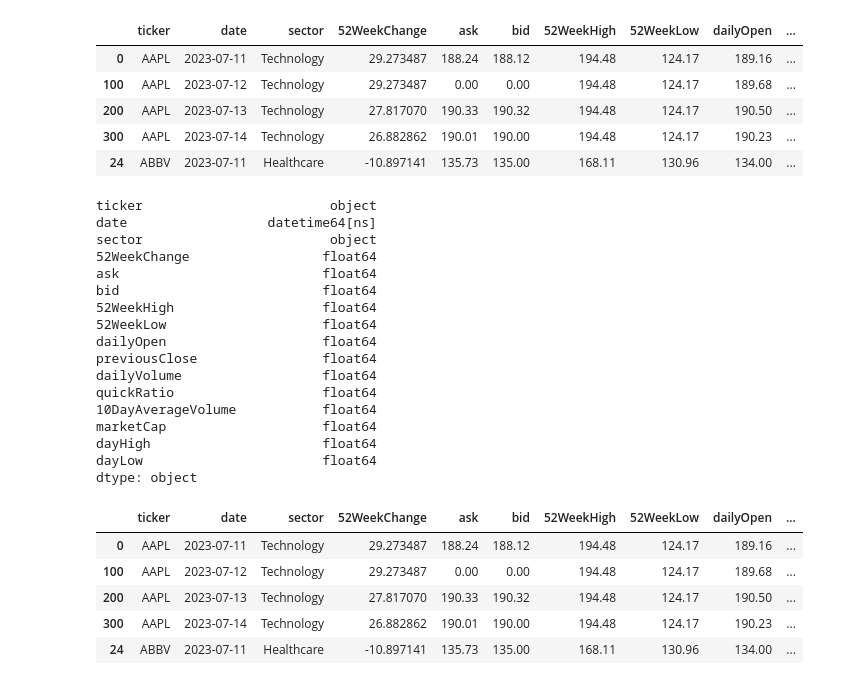
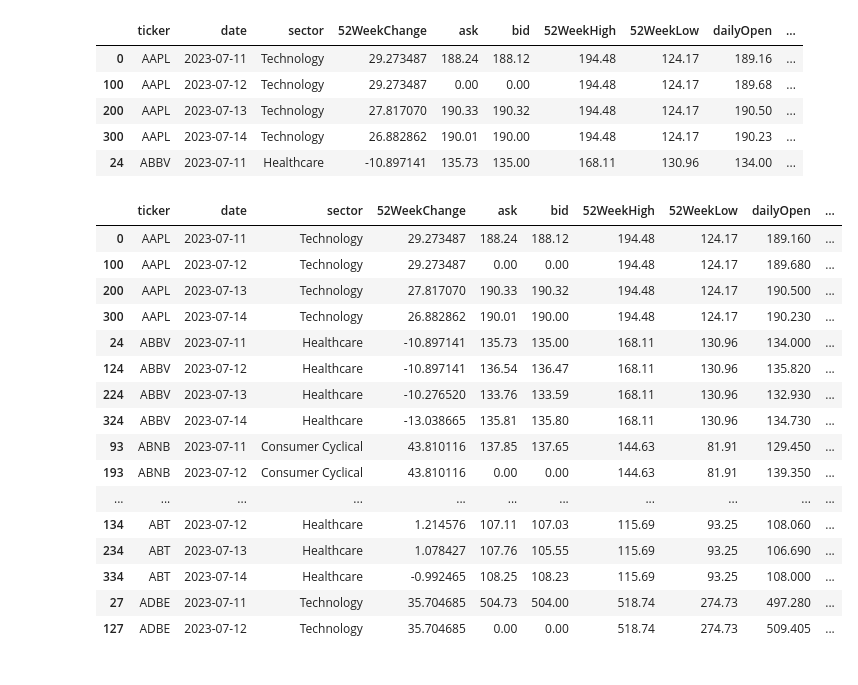
Before and after one commit to mnaffziger/project-3-mike, a Jupyter notebook: 05_michael_test/concat_jsons.ipynb, the cells around one changed output. Saved outputs shown, nothing was run; the diff lists cells and outputs as text; code cells hidden in the pictures.

```diff
--- a/05_michael_test/concat_jsons.ipynb
+++ b/05_michael_test/concat_jsons.ipynb
@@ -35,48 +35,40 @@ prices_df.head()
 | 200 | AAPL | 2023-07-13 | Technology | 27.817070 | 190.33 | 190.32 | 194.48 | 124.17 | 190.50 | ... |
 | 300 | AAPL | 2023-07-14 | Technology | 26.882862 | 190.01 | 190.00 | 194.48 | 124.17 | 190.23 | ... |
 | 24 | ABBV | 2023-07-11 | Healthcare | -10.897141 | 135.73 | 135.00 | 168.11 | 130.96 | 134.00 | ... |
-# %%
-prices_df.dtypes
-# %% [output]
-ticker                        object
-date                  datetime64[ns]
-sector                        object
-52WeekChange                 float64
-ask                          float64
-bid                          float64
-52WeekHigh                   float64
-52WeekLow                    float64
-dailyOpen                    float64
-previousClose                float64
-dailyVolume                  float64
-quickRatio                   float64
-10DayAverageVolume           float64
-marketCap                    float64
-dayHigh                      float64
-dayLow                       float64
-dtype: object
 # %%
-from datetime import timedelta
+
 def get_closing_date(row):
     reported_day = row['date']
-    actual_close_day = row['dailyClose']
+    actual_close_day = row['datePrevClose']
 
     if reported_day.weekday() == 0: # When the previous day is Monday
         actual_close_day -= timedelta(days=2) # now it is Friday
 
     if pd.isnull(actual_close_day): # Check if actual_close_day is NaT
         actual_close_day = row['date'] - timedelta(days=1) # Fill with yesterday's date
 
     return actual_close_day # provide the date of the most recent Friday
 
-prices_df['dailyClose'] = prices_df['date'].shift(1) # Create new column, and locate it next to the current prices date
-prices_df['dailyClose'] = prices_df.apply(get_closing_date, axis=1)
+prices_df['datePrevClose'] = prices_df['date'].shift(1) # Create new column, and locate it next to the current prices date
+prices_df['datePrevClose'] = prices_df.apply(get_closing_date, axis=1)
+prices_df['dailyClose'] = prices_df['previousClose'].shift(-1)
 
-prices_df.head()
+prices_df.head(18)
 # %% [output]
 |  | ticker | date | sector | 52WeekChange | ask | bid | 52WeekHigh | 52WeekLow | dailyOpen | ... |
-| 0 | AAPL | 2023-07-11 | Technology | 29.273487 | 188.24 | 188.12 | 194.48 | 124.17 | 189.16 | ... |
-| 100 | AAPL | 2023-07-12 | Technology | 29.273487 | 0.00 | 0.00 | 194.48 | 124.17 | 189.68 | ... |
-| 200 | AAPL | 2023-07-13 | Technology | 27.817070 | 190.33 | 190.32 | 194.48 | 124.17 | 190.50 | ... |
-| 300 | AAPL | 2023-07-14 | Technology | 26.882862 | 190.01 | 190.00 | 194.48 | 124.17 | 190.23 | ... |
-| 24 | ABBV | 2023-07-11 | Healthcare | -10.897141 | 135.73 | 135.00 | 168.11 | 130.96 | 134.00 | ... |
+| 0 | AAPL | 2023-07-11 | Technology | 29.273487 | 188.24 | 188.12 | 194.48 | 124.17 | 189.160 | ... |
+| 100 | AAPL | 2023-07-12 | Technology | 29.273487 | 0.00 | 0.00 | 194.48 | 124.17 | 189.680 | ... |
+| 200 | AAPL | 2023-07-13 | Technology | 27.817070 | 190.33 | 190.32 | 194.48 | 124.17 | 190.500 | ... |
+| 300 | AAPL | 2023-07-14 | Technology | 26.882862 | 190.01 | 190.00 | 194.48 | 124.17 | 190.230 | ... |
+| 24 | ABBV | 2023-07-11 | Healthcare | -10.897141 | 135.73 | 135.00 | 168.11 | 130.96 | 134.000 | ... |
+| 124 | ABBV | 2023-07-12 | Healthcare | -10.897141 | 136.54 | 136.47 | 168.11 | 130.96 | 135.820 | ... |
+| 224 | ABBV | 2023-07-13 | Healthcare | -10.276520 | 133.76 | 133.59 | 168.11 | 130.96 | 132.930 | ... |
+| 324 | ABBV | 2023-07-14 | Healthcare | -13.038665 | 135.81 | 135.80 | 168.11 | 130.96 | 134.730 | ... |
+| 93 | ABNB | 2023-07-11 | Consumer Cyclical | 43.810116 | 137.85 | 137.65 | 144.63 | 81.91 | 129.450 | ... |
+| 193 | ABNB | 2023-07-12 | Consumer Cyclical | 43.810116 | 0.00 | 0.00 | 144.63 | 81.91 | 139.350 | ... |
+| ... | ... | ... | ... | ... | ... | ... | ... | ... | ... | ... |
+| 134 | ABT | 2023-07-12 | Healthcare | 1.214576 | 107.11 | 107.03 | 115.69 | 93.25 | 108.060 | ... |
+| 234 | ABT | 2023-07-13 | Healthcare | 1.078427 | 107.76 | 105.55 | 115.69 | 93.25 | 106.690 | ... |
+| 334 | ABT | 2023-07-14 | Healthcare | -0.992465 | 108.25 | 108.23 | 115.69 | 93.25 | 108.000 | ... |
+| 27 | ADBE | 2023-07-11 | Technology | 35.704685 | 504.73 | 504.00 | 518.74 | 274.73 | 497.280 | ... |
+| 127 | ADBE | 2023-07-12 | Technology | 35.704685 | 0.00 | 0.00 | 518.74 | 274.73 | 509.405 | ... |
```
Also changed, not shown: parts of 6 cells of this notebook.
